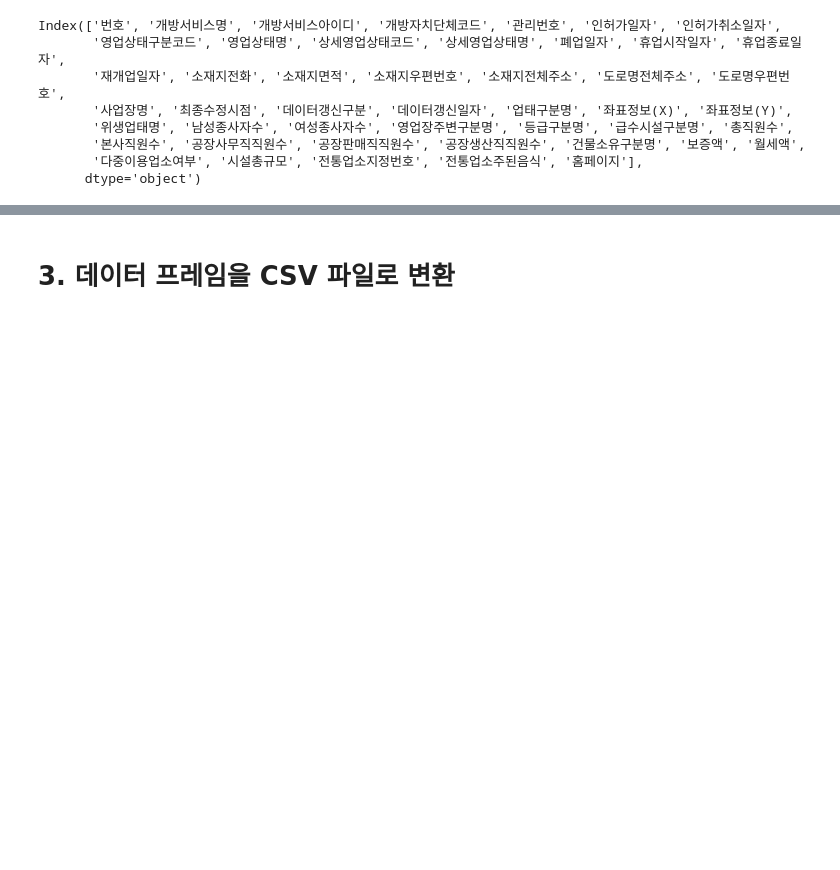
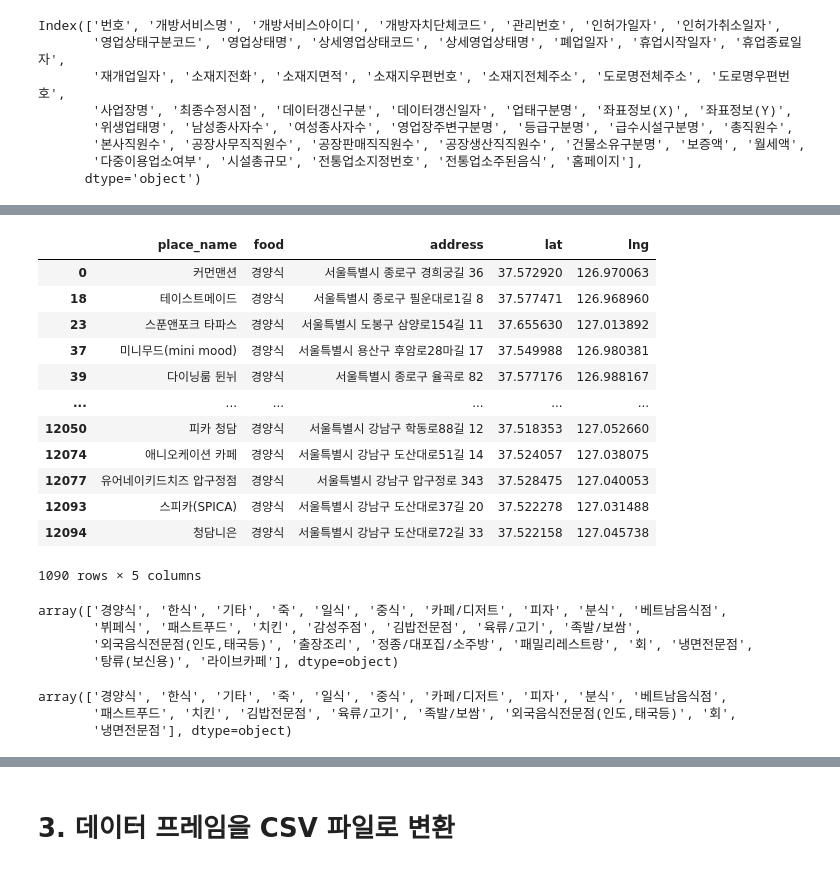
Before and after one commit to sangchun1/sales_project, a Jupyter notebook: data_preprocessing/place_location.ipynb, the cells around one changed output, grey strips where cells are left out. Cells and saved outputs as stored; diff of their text form; code cells hidden in the pictures; blank space fills up the shorter version.

```diff
--- a/data_preprocessing/place_location.ipynb
+++ b/data_preprocessing/place_location.ipynb
@@ -97,0 +189,17 @@ df
+# %%
+# 업종별 데이터 확인
+df.loc[df['food'] == '경양식']
+# %% [output]
+|  | place_name | food | address | lat | lng |
+| 0 | 커먼맨션 | 경양식 | 서울특별시 종로구 경희궁길 36 | 37.572920 | 126.970063 |
+| 18 | 테이스트메이드 | 경양식 | 서울특별시 종로구 필운대로1길 8 | 37.577471 | 126.968960 |
+| 23 | 스푼앤포크 타파스 | 경양식 | 서울특별시 도봉구 삼양로154길 11 | 37.655630 | 127.013892 |
+| 37 | 미니무드(mini mood) | 경양식 | 서울특별시 용산구 후암로28마길 17 | 37.549988 | 126.980381 |
+| 39 | 다이닝룸 뒨뉘 | 경양식 | 서울특별시 종로구 율곡로 82 | 37.577176 | 126.988167 |
+| ... | ... | ... | ... | ... | ... |
+| 12050 | 피카 청담 | 경양식 | 서울특별시 강남구 학동로88길 12 | 37.518353 | 127.052660 |
+| 12074 | 애니오케이션 카페 | 경양식 | 서울특별시 강남구 도산대로51길 14 | 37.524057 | 127.038075 |
+| 12077 | 유어네이키드치즈 압구정점 | 경양식 | 서울특별시 강남구 압구정로 343 | 37.528475 | 127.040053 |
+| 12093 | 스피카(SPICA) | 경양식 | 서울특별시 강남구 도산대로37길 20 | 37.522278 | 127.031488 |
+| 12094 | 청담니은 | 경양식 | 서울특별시 강남구 도산대로72길 33 | 37.522158 | 127.045738 |
+1090 rows × 5 columns
@@ -97,0 +246,8 @@ df
+# %%
+# 변경된 업종명 확인
+df['food'].unique()
+# %% [output]
+array(['경양식', '한식', '기타', '죽', '일식', '중식', '카페/디저트', '피자', '분식', '베트남음식점',
+       '뷔페식', '패스트푸드', '치킨', '감성주점', '김밥전문점', '육류/고기', '족발/보쌈',
+       '외국음식전문점(인도,태국등)', '출장조리', '정종/대포집/소주방', '패밀리레스트랑', '회', '냉면전문점',
+       '탕류(보신용)', '라이브카페'], dtype=object)
@@ -98,2 +263,9 @@ df
+# %%
+# 변경된 업종 최종 확인
+result['food'].unique()
+# %% [output]
+array(['경양식', '한식', '기타', '죽', '일식', '중식', '카페/디저트', '피자', '분식', '베트남음식점',
+       '패스트푸드', '치킨', '김밥전문점', '육류/고기', '족발/보쌈', '외국음식전문점(인도,태국등)', '회',
+       '냉면전문점'], dtype=object)
 # %%
 # 인덱스 리셋
```
Also changed, not shown: parts of 28 cells of this notebook, 2 other files.
